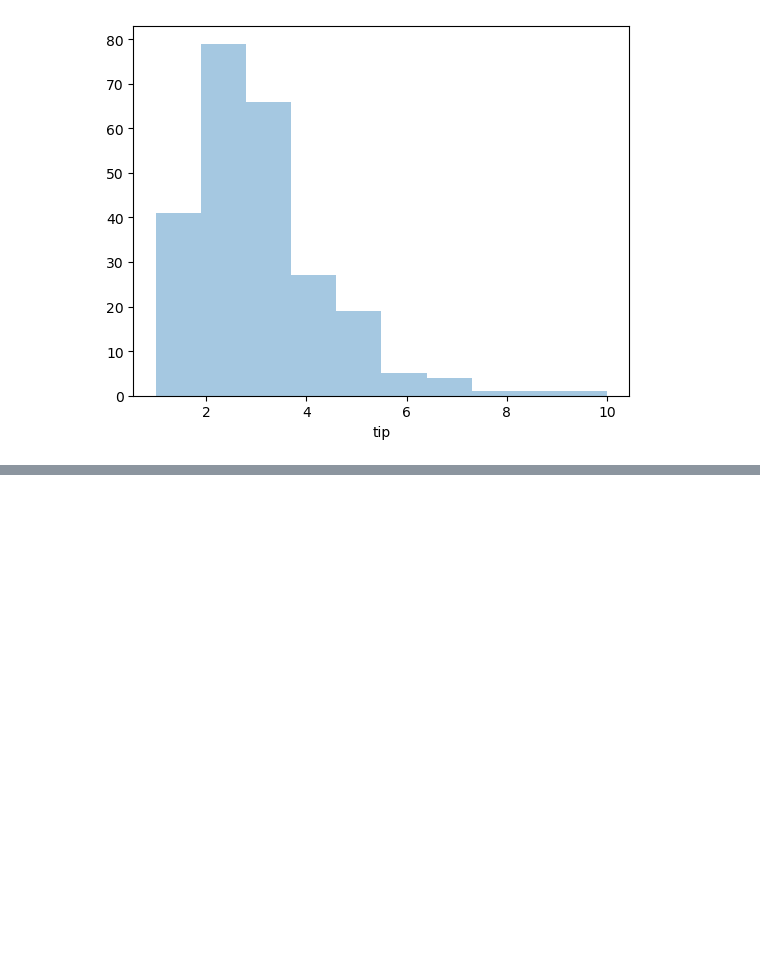
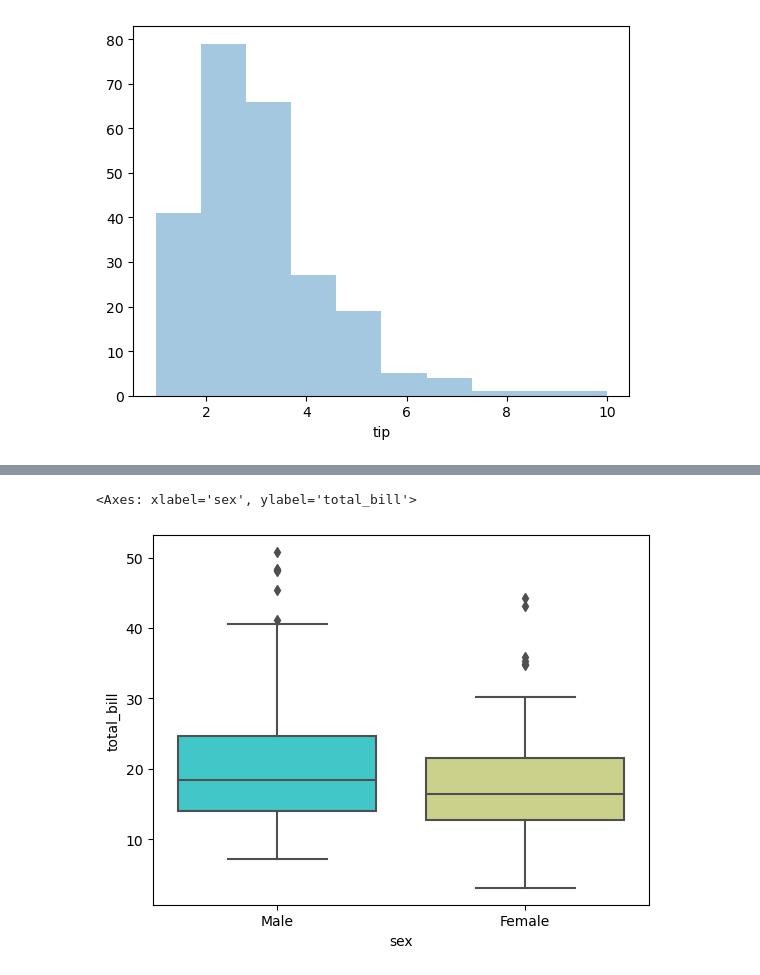
Before and after one commit to Yamini09-code/Data-Analytics-Challenge, a Jupyter notebook: Python_Notes.ipynb, the cells around one changed output, grey strips where cells are left out. Cells and saved outputs as stored; diff of their text form; code cells hidden in the pictures; blank space fills up the shorter version.

```diff
--- a/Python_Notes.ipynb
+++ b/Python_Notes.ipynb
@@ -1247,0 +1272,6 @@ https://gist.github.com/mwaskom/de44147ed2974457ad6372750bbe5751
+# %%
+#for boxplot its not necessary to have numerical values
+sns.boxplot(x = 'sex',y = 'total_bill', data = df, palette = 'rainbow')
+# %% [output]
+<Axes: xlabel='sex', ylabel='total_bill'>
+[figure, added]
```
Also changed, not shown: parts of 26 cells of this notebook, 1 other file.
